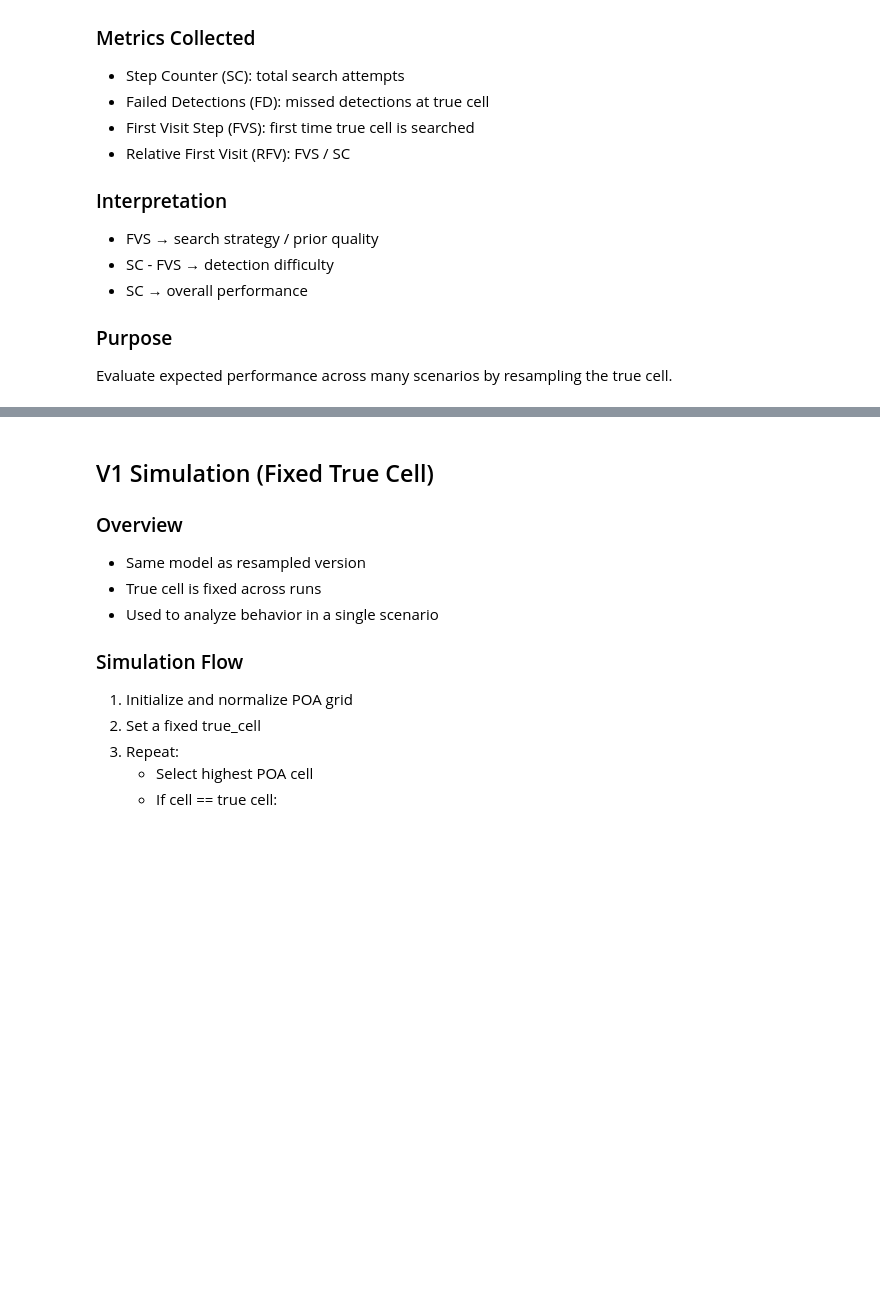
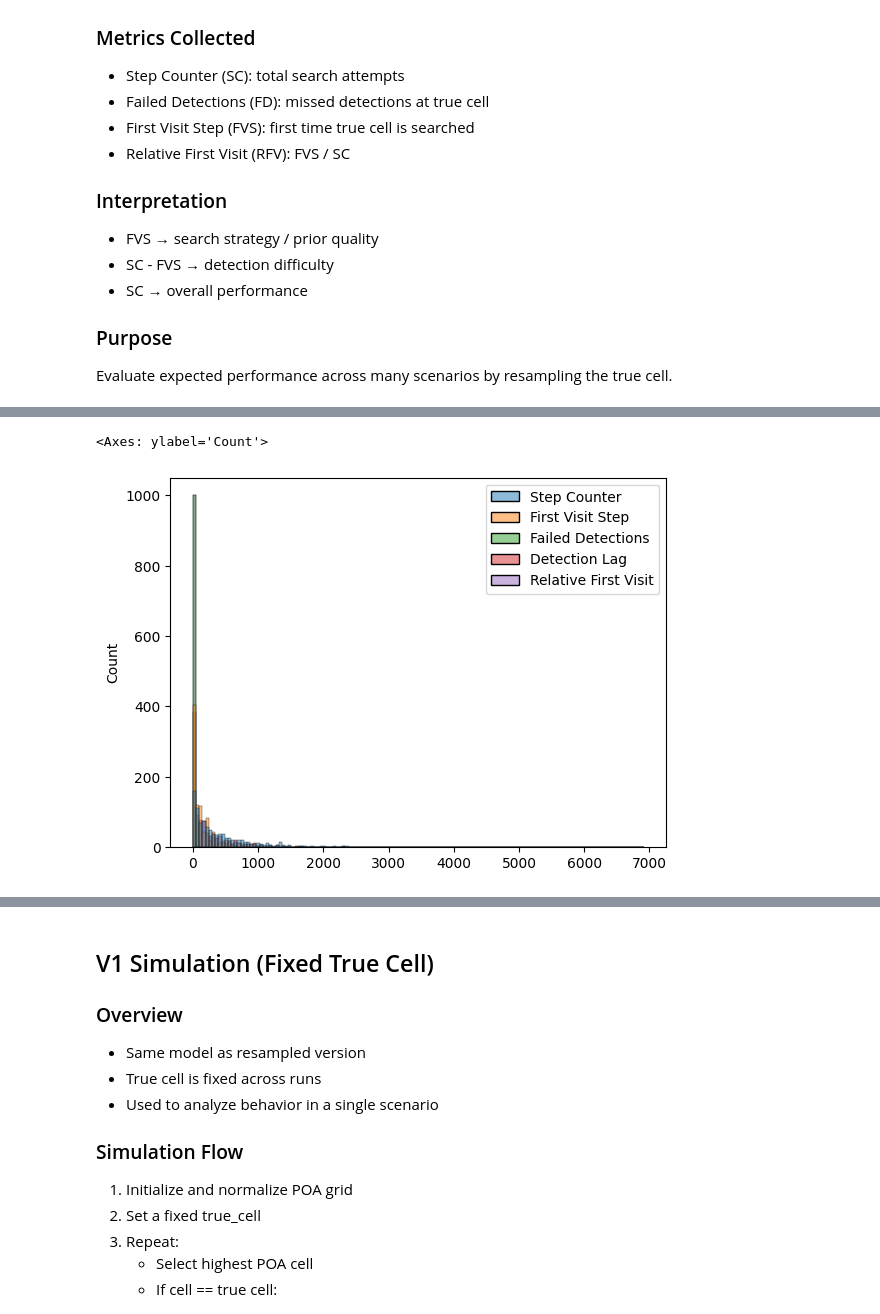
Before and after one commit to tatesm/Bayesian_SAR, a Jupyter notebook: notebooks/simulation.ipynb, the cells around one changed output, grey strips where cells are left out. Saved outputs shown, nothing was run; the diff lists cells and outputs as text; code cells hidden in the pictures; blank space fills up the shorter version.

```diff
--- a/notebooks/simulation.ipynb
+++ b/notebooks/simulation.ipynb
@@ -110,2 +110,5 @@ sns.pairplot(sims_df)
 # %%
-sns.histplot()
+sns.histplot(sims_df)
+# %% [output]
+<Axes: ylabel='Count'>
+[figure, added]
```
Also changed, not shown: parts of 4 cells of this notebook.
